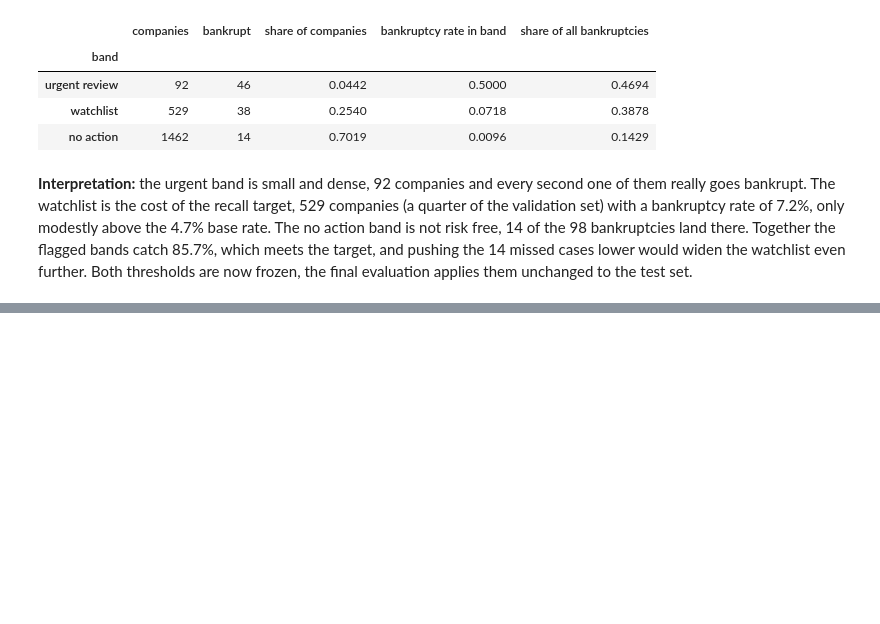
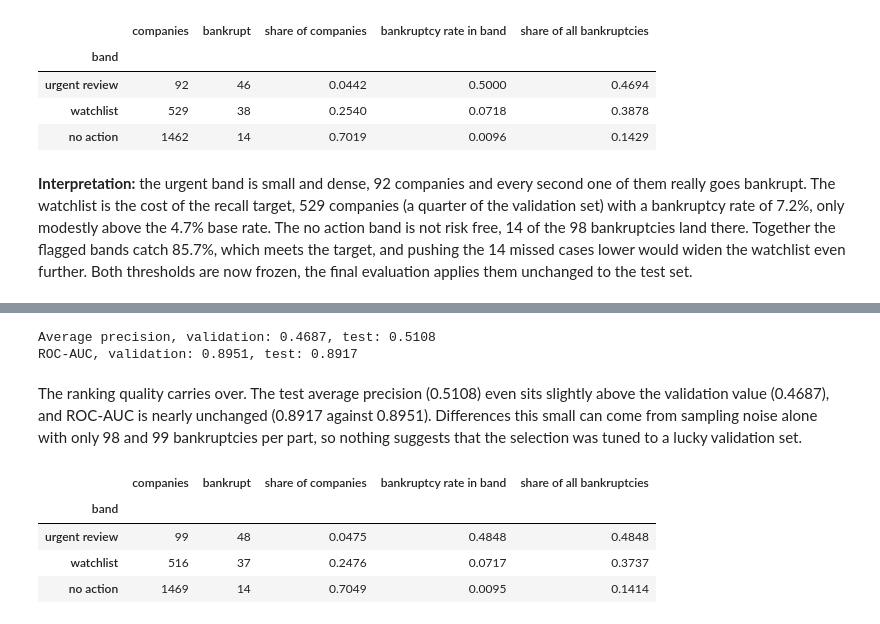
Before and after one commit to mauroreverberi/machine-learning-foundations, a Jupyter notebook: modeling.ipynb, the cells around one changed output, grey strips where cells are left out. Drawn from its saved outputs; the diff is of its cells as text; code cells hidden in the pictures; blank space fills up the shorter version.

```diff
--- a/modeling.ipynb
+++ b/modeling.ipynb
@@ -653,0 +658,21 @@ val_bands.round(4)
+# %%
+test_scores_forest = forest_model.predict_proba(X_test)[:, 1]
+
+print(f"Average precision, validation: {average_precision_score(y_val, val_scores_forest):.4f}, "
+      f"test: {average_precision_score(y_test, test_scores_forest):.4f}")
+print(f"ROC-AUC, validation: {roc_auc_score(y_val, val_scores_forest):.4f}, "
+      f"test: {roc_auc_score(y_test, test_scores_forest):.4f}")
+# %% [output]
+Average precision, validation: 0.4687, test: 0.5108
+ROC-AUC, validation: 0.8951, test: 0.8917
+# %% [markdown]
+The ranking quality carries over. The test average precision (0.5108) even sits slightly above the validation value (0.4687), and ROC-AUC is nearly unchanged (0.8917 against 0.8951). Differences this small can come from sampling noise alone with only 98 and 99 bankruptcies per part, so nothing suggests that the selection was tuned to a lucky validation set.
+# %%
+test_bands = band_table(y_test, test_scores_forest, t_watch, t_urgent)
+test_bands.round(4)
+# %% [output]
+|  | companies | bankrupt | share of companies | bankruptcy rate in band | share of all bankruptcies |
+| band |  |  |  |  |  |
+| urgent review | 99 | 48 | 0.0475 | 0.4848 | 0.4848 |
+| watchlist | 516 | 37 | 0.2476 | 0.0717 | 0.3737 |
+| no action | 1469 | 14 | 0.7049 | 0.0095 | 0.1414 |
```
Also changed, not shown: parts of 3 cells of this notebook.
